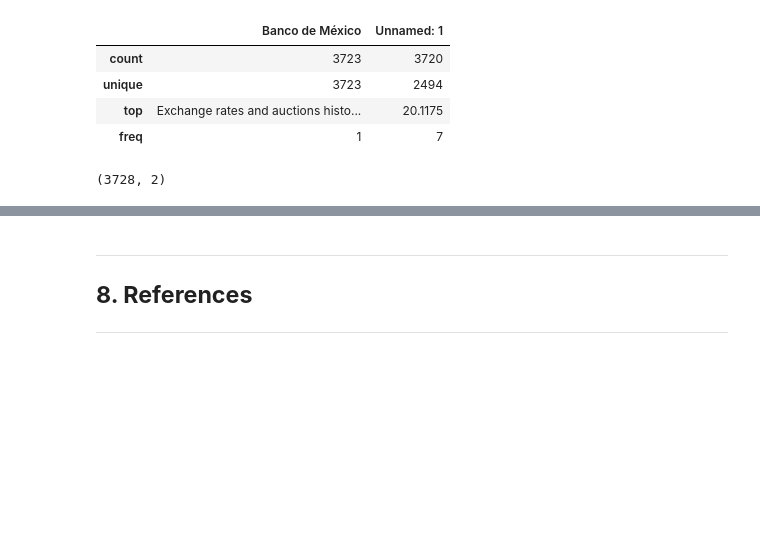
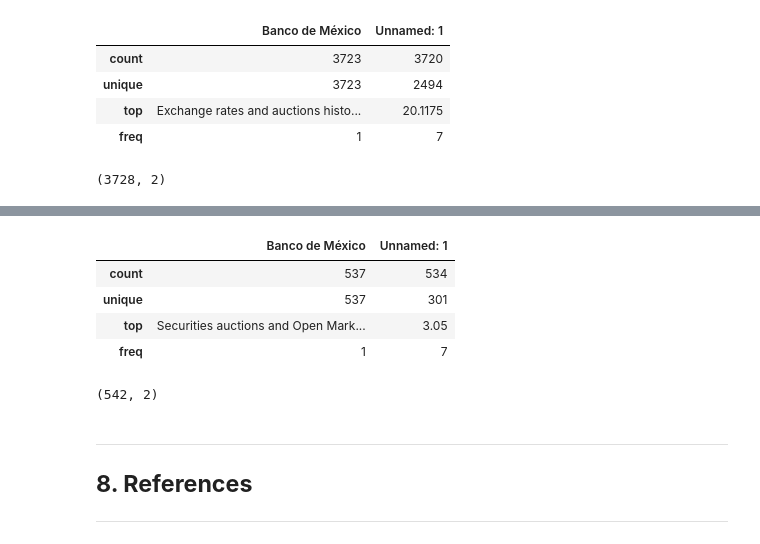
Before and after one commit to DanielEduardoLopez/SalesForecasting, a Jupyter notebook: SalesPrediction.ipynb, the cells around one changed output, grey strips where cells are left out. Saved outputs shown, nothing was run; the diff lists cells and outputs as text; code cells hidden in the pictures; blank space fills up the shorter version.

```diff
--- a/SalesPrediction.ipynb
+++ b/SalesPrediction.ipynb
@@ -437,3 +480,16 @@ exchange_rates_df.shape
+# %%
+bonds_rates_df.describe()
+# %% [output]
+|  | Banco de México | Unnamed: 1 |
+| count | 537 | 534 |
+| unique | 537 | 301 |
+| top | Securities auctions and Open Mark... | 3.05 |
+| freq | 1 | 7 |
+# %%
+# Shape of dataset
+bonds_rates_df.shape
+# %% [output]
+(542, 2)
 # %% [markdown]
 <a class="anchor" id="references"></a>
 ___
```
Also changed, not shown: parts of 12 cells of this notebook.
